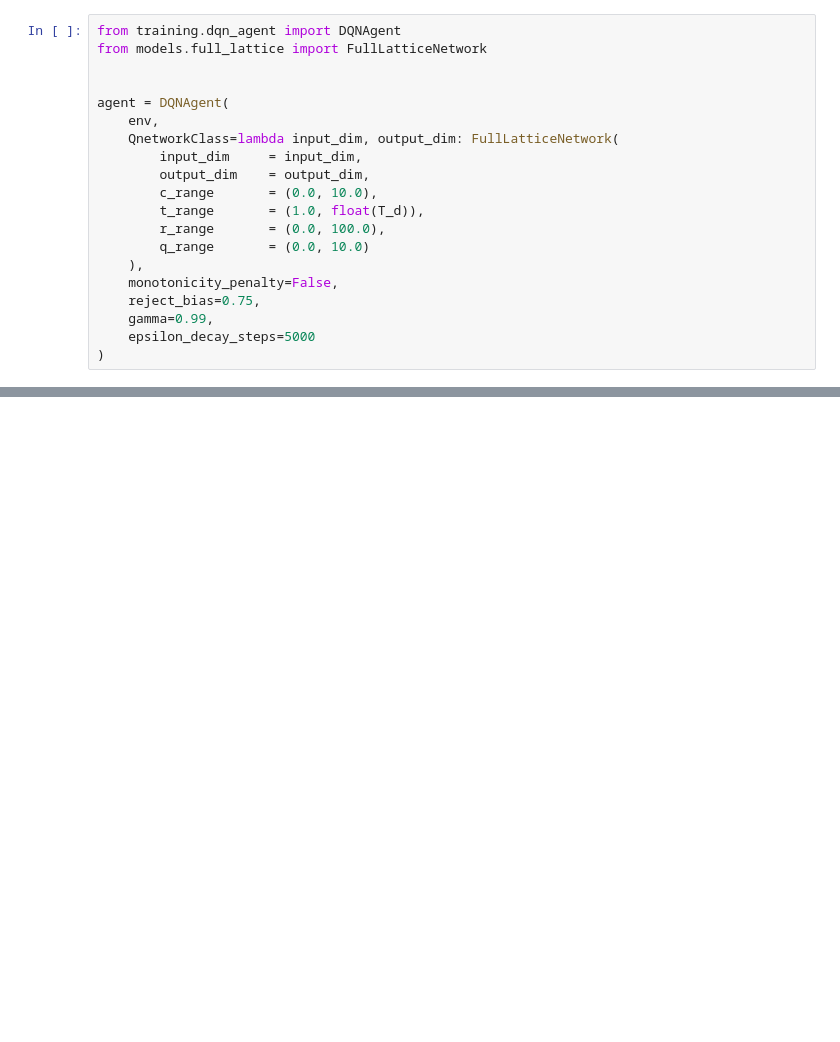
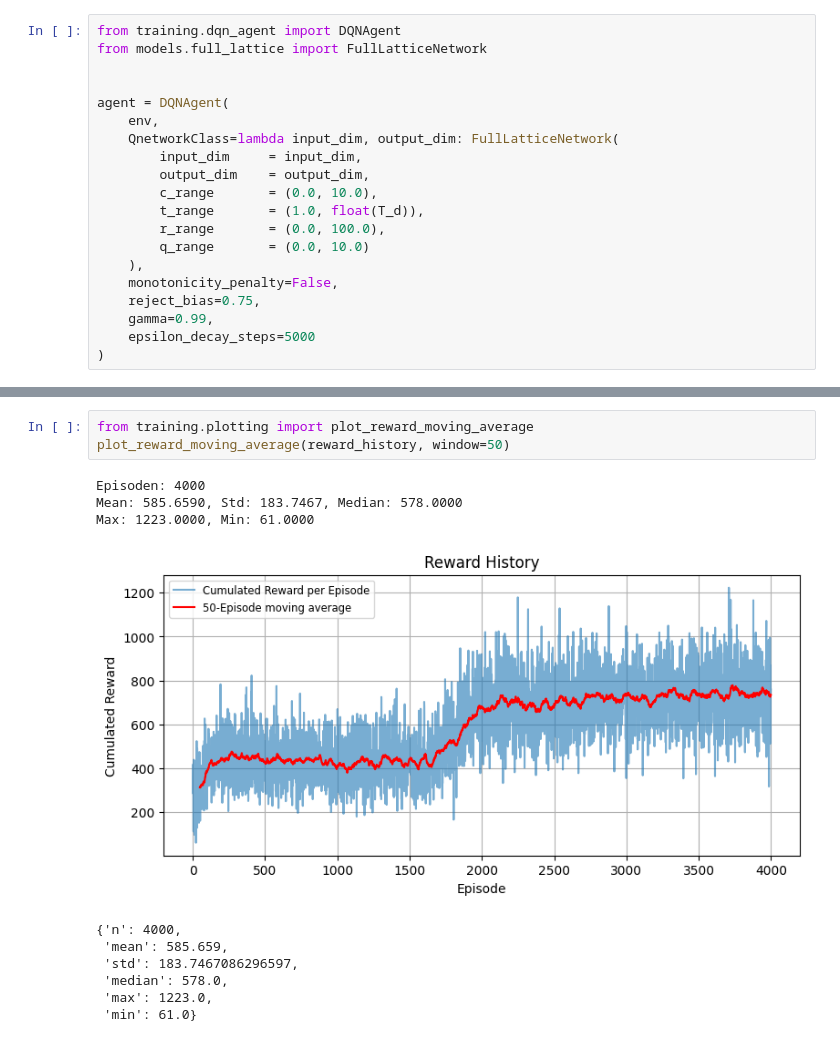
Before and after one commit to FelixFritz02/CI-Programming-Project-SS26, a Jupyter notebook: Programming Part/notebooks/full_lattice_application.ipynb, the cells around one changed output, grey strips where cells are left out. Cells and saved outputs as stored; diff of their text form; blank space fills up the shorter version.

```diff
--- a/Programming Part/notebooks/full_lattice_application.ipynb
+++ b/Programming Part/notebooks/full_lattice_application.ipynb
@@ -86,0 +87,14 @@ plot_depth_epsilon(depth_history)
+# %%
+from training.plotting import plot_reward_moving_average
+plot_reward_moving_average(reward_history, window=50)
+# %% [output]
+Episoden: 4000
+Mean: 585.6590, Std: 183.7467, Median: 578.0000
+Max: 1223.0000, Min: 61.0000
+[figure, added]
+{'n': 4000,
+ 'mean': 585.659,
+ 'std': 183.7467086296597,
+ 'median': 578.0,
+ 'max': 1223.0,
+ 'min': 61.0}
```
Also changed, not shown: parts of 3 cells of this notebook, 3 other files.
